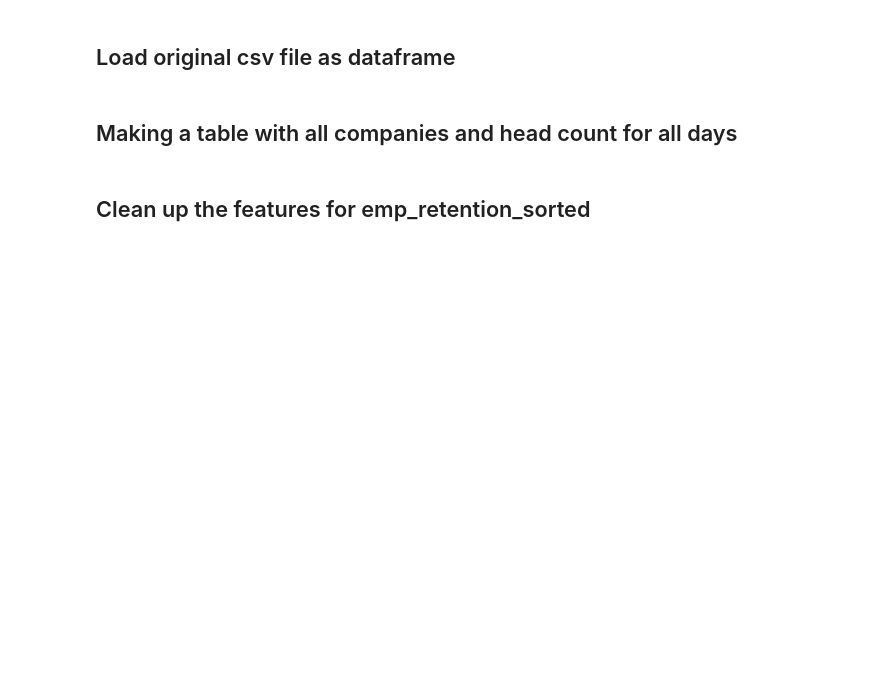
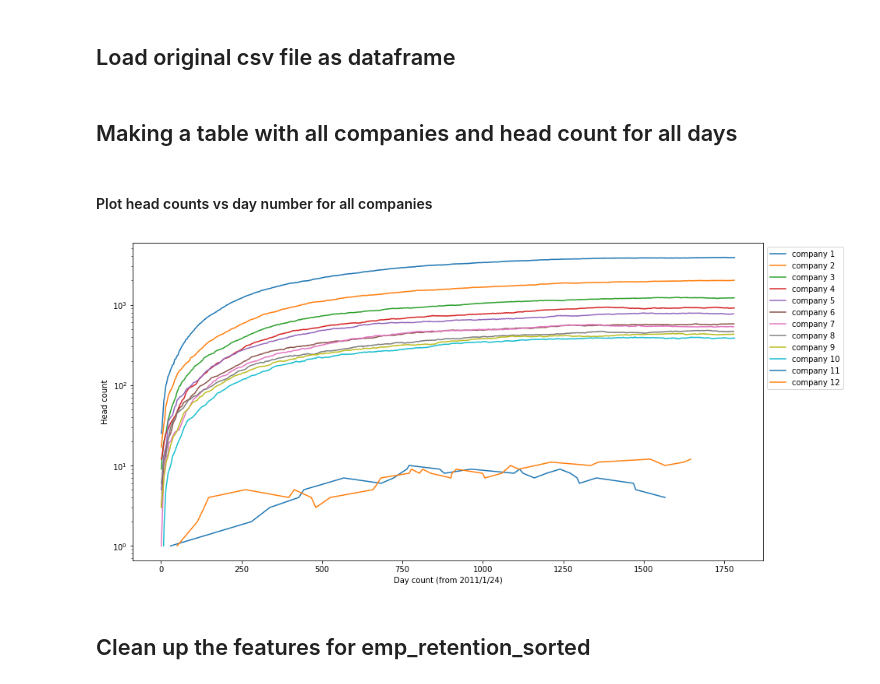
Before and after one commit to lilyxly/insight_data_challenges, a Jupyter notebook: data_challenge_employee_retention_Lily_Xu.ipynb, the cells around one changed output. Cells and saved outputs as stored; diff of their text form; code cells hidden in the pictures; blank space fills up the shorter version.

```diff
--- a/data_challenge_employee_retention_Lily_Xu.ipynb
+++ b/data_challenge_employee_retention_Lily_Xu.ipynb
@@ -64,6 +80,23 @@ for company_num in range(1,13): # Total 12 companies
 
 all_company_headcount.sort_values('day_num',inplace = True)
 all_company_headcount.set_index('company_id',inplace = True)
+# %% [markdown]
+#### Plot head counts vs day number for all companies
+# %%
+companylegend = []
+for i in range(1,13):
+    companylegend += plt.plot(all_company_headcount['day_num'].loc[i],
+             all_company_headcount['employee_headcount'].loc[i],
+            label = 'company %s' %i)
+plt.legend(handles = companylegend, bbox_to_anchor = (1,1))
+plt.yscale('log')
+plt.xlabel('Day count (from 2011/1/24)')
+plt.ylabel('Head count')
+fig = plt.gcf()
+fig.set_size_inches(14.5,7.5)
+plt.show()
+# %% [output]
+[figure, added]
 # %%
 # Saving the csv file
 all_company_headcount.to_csv('./all_company_headcount.csv', header = True, index = True)
```
Also changed, not shown: parts of 15 cells of this notebook.
